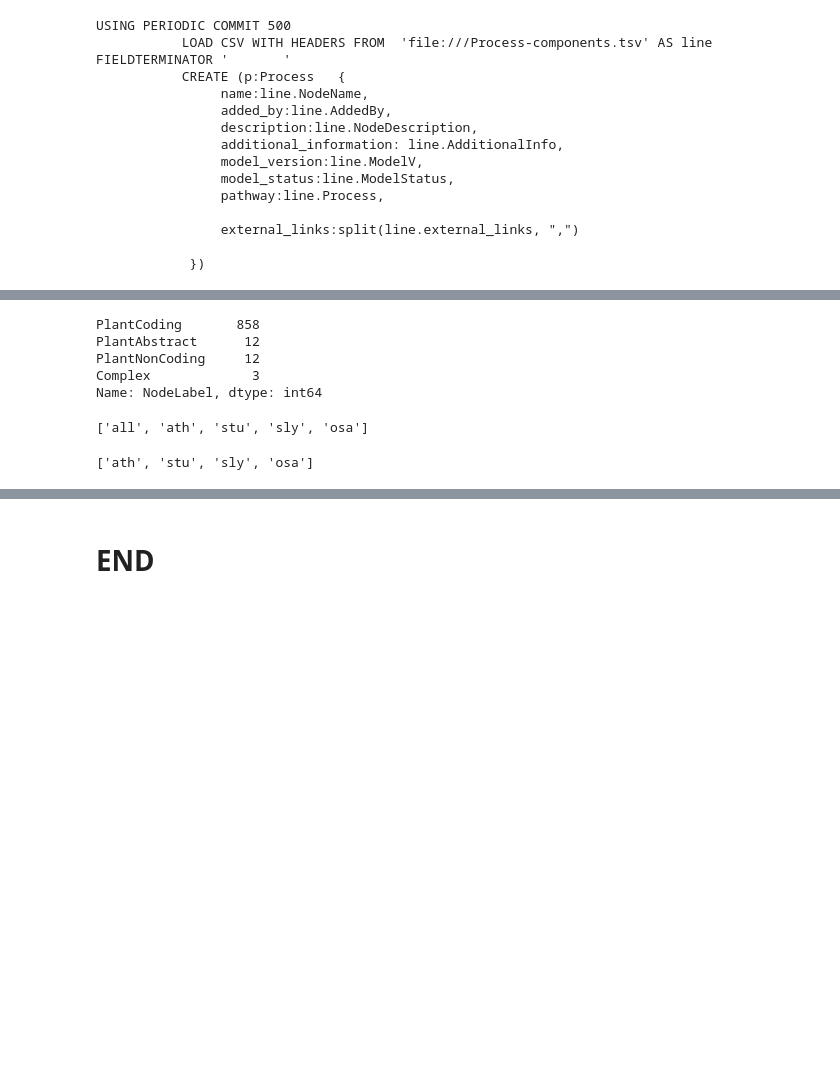
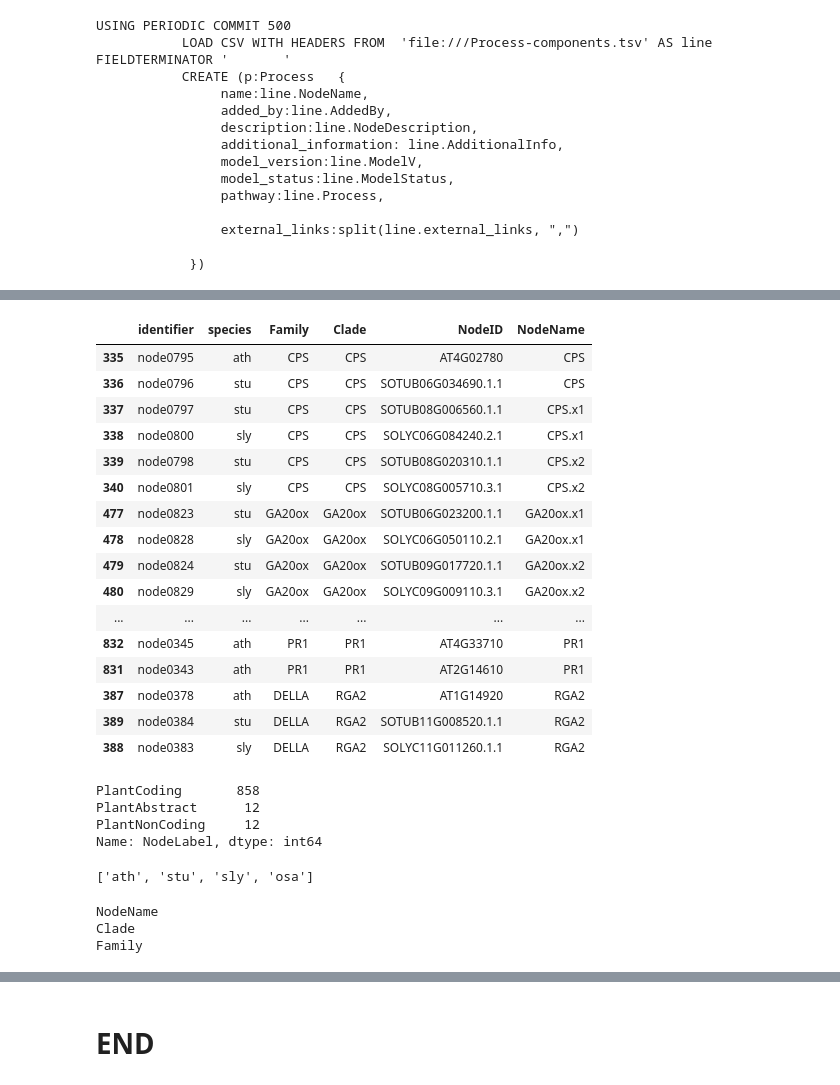
Before and after one commit to NIB-SI/skm-neo4j, a Jupyter notebook: work/p2-import-components.ipynb, the cells around one changed output, grey strips where cells are left out. Cells and saved outputs as stored; diff of their text form; code cells hidden in the pictures; blank space fills up the shorter version.

```diff
--- a/work/p2-import-components.ipynb
+++ b/work/p2-import-components.ipynb
@@ -425,4 +452,2 @@ if not df_process.shape[0] == qr.stats()['nodes_created']:
 # %%
-df_bioelements = df_components[df_components['NodeLabel'].isin(helpers.plant_node_labels +
-                                                              ['Complex']
-                                                              )].copy()
+df_bioelements = df_components[df_components['NodeLabel'].isin(helpers.plant_node_labels)].copy()
@@ -440,12 +454,33 @@ df_bioelements[df_bioelements['species'] == 'all']
+# %%
+df_bioelements[df_bioelements['NodeName'].duplicated(keep=False)].sort_values('NodeName')[['identifier', 'species', 'Family', 'Clade', 'NodeID', 'NodeName']]
+# %% [output]
+|  | identifier | species | Family | Clade | NodeID | NodeName |
+| 335 | node0795 | ath | CPS | CPS | AT4G02780 | CPS |
+| 336 | node0796 | stu | CPS | CPS | SOTUB06G034690.1.1 | CPS |
+| 337 | node0797 | stu | CPS | CPS | SOTUB08G006560.1.1 | CPS.x1 |
+| 338 | node0800 | sly | CPS | CPS | SOLYC06G084240.2.1 | CPS.x1 |
+| 339 | node0798 | stu | CPS | CPS | SOTUB08G020310.1.1 | CPS.x2 |
+| 340 | node0801 | sly | CPS | CPS | SOLYC08G005710.3.1 | CPS.x2 |
+| 477 | node0823 | stu | GA20ox | GA20ox | SOTUB06G023200.1.1 | GA20ox.x1 |
+| 478 | node0828 | sly | GA20ox | GA20ox | SOLYC06G050110.2.1 | GA20ox.x1 |
+| 479 | node0824 | stu | GA20ox | GA20ox | SOTUB09G017720.1.1 | GA20ox.x2 |
+| 480 | node0829 | sly | GA20ox | GA20ox | SOLYC09G009110.3.1 | GA20ox.x2 |
+| ... | ... | ... | ... | ... | ... | ... |
+| 832 | node0345 | ath | PR1 | PR1 | AT4G33710 | PR1 |
+| 831 | node0343 | ath | PR1 | PR1 | AT2G14610 | PR1 |
+| 387 | node0378 | ath | DELLA | RGA2 | AT1G14920 | RGA2 |
+| 389 | node0384 | stu | DELLA | RGA2 | SOTUB11G008520.1.1 | RGA2 |
+| 388 | node0383 | sly | DELLA | RGA2 | SOLYC11G011260.1.1 | RGA2 |
 # %%
 pd.value_counts(df_bioelements['NodeLabel'])
 # %% [output]
 PlantCoding       858
 PlantAbstract      12
 PlantNonCoding     12
-Complex             3
 Name: NodeLabel, dtype: int64
 # %%
 all_species_listed = list(df_bioelements['species'].unique()); all_species_listed
+all_species = all_species_listed.copy()
+all_species
 # %% [output]
-['all', 'ath', 'stu', 'sly', 'osa']
+['ath', 'stu', 'sly', 'osa']
@@ -459,7 +487,3 @@ except ValueError: pass
-# %%
-all_species
-# %% [output]
-['ath', 'stu', 'sly', 'osa']
 # %%
 def pick_the_set(x):
     for v in x:
@@ -515,0 +549,14 @@ def get_species_homologues(level):
+# %%
+dfs = []
+for col_name, level in [('NodeName', 'node'), ('Clade', 'clade'), ('Family', 'family')]:
+    print(col_name)
+    df = get_species_homologues(col_name)
+
+    df.rename(columns={col_name:'name'}, inplace=True)
+    df['level'] = level
+    df.set_index(['name', 'level'], inplace=True)
+    dfs.append(df)
+# %% [output]
+NodeName
+Clade
+Family
```
Also changed, not shown: parts of 25 cells of this notebook, 8 other files.
